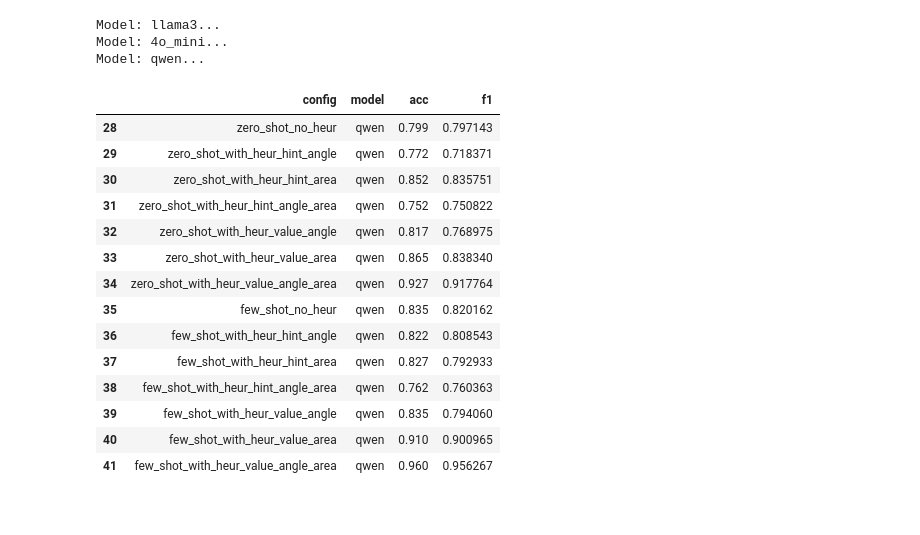
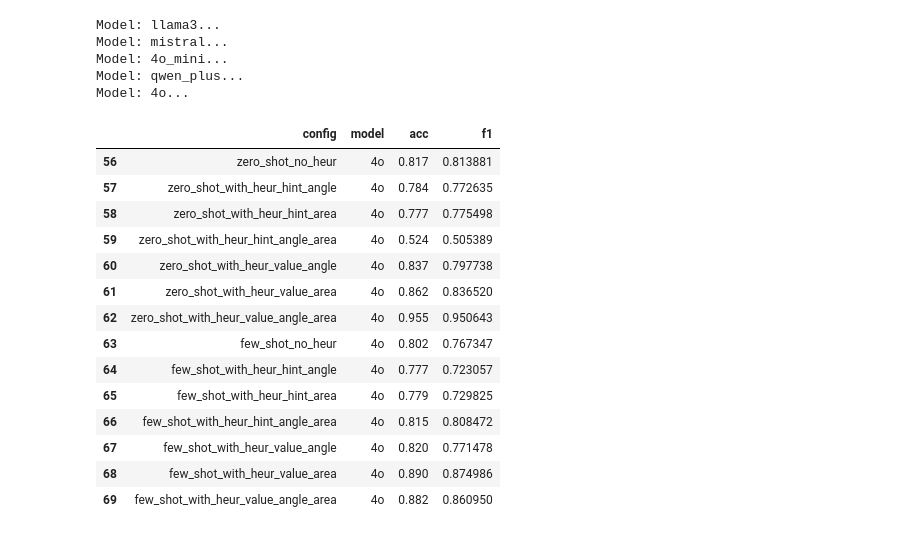
Before and after one commit to BeanHam/2024-spatial-data-integration, a Jupyter notebook: union_task/inference_results/llm_results.ipynb, the cells around one changed output. Drawn from its saved outputs; the diff is of its cells as text; code cells hidden in the pictures.

Commit message:
added union correction results

```diff
--- a/union_task/inference_results/llm_results.ipynb
+++ b/union_task/inference_results/llm_results.ipynb
@@ -51,7 +51,7 @@ configs = [
 ]
 # %%
 results=[]
-models=['llama3', '4o_mini', 'qwen']
+models=['llama3', 'mistral', '4o_mini', 'qwen_plus', '4o']
 for model in models:
     print(f'Model: {model}...')
     for config in configs:
@@ -62,23 +62,25 @@ for model in models:
 results=pd.DataFrame(results, columns=['config', 'model', 'acc', 'f1'])
 # %% [output]
 Model: llama3...
+Model: mistral...
 Model: 4o_mini...
-Model: qwen...
+Model: qwen_plus...
+Model: 4o...
 # %%
-results[results['model']=='qwen']
+results[results['model']=='4o']
 # %% [output]
 |  | config | model | acc | f1 |
-| 28 | zero_shot_no_heur | qwen | 0.799 | 0.797143 |
-| 29 | zero_shot_with_heur_hint_angle | qwen | 0.772 | 0.718371 |
-| 30 | zero_shot_with_heur_hint_area | qwen | 0.852 | 0.835751 |
-| 31 | zero_shot_with_heur_hint_angle_area | qwen | 0.752 | 0.750822 |
-| 32 | zero_shot_with_heur_value_angle | qwen | 0.817 | 0.768975 |
-| 33 | zero_shot_with_heur_value_area | qwen | 0.865 | 0.838340 |
-| 34 | zero_shot_with_heur_value_angle_area | qwen | 0.927 | 0.917764 |
-| 35 | few_shot_no_heur | qwen | 0.835 | 0.820162 |
-| 36 | few_shot_with_heur_hint_angle | qwen | 0.822 | 0.808543 |
-| 37 | few_shot_with_heur_hint_area | qwen | 0.827 | 0.792933 |
-| 38 | few_shot_with_heur_hint_angle_area | qwen | 0.762 | 0.760363 |
-| 39 | few_shot_with_heur_value_angle | qwen | 0.835 | 0.794060 |
-| 40 | few_shot_with_heur_value_area | qwen | 0.910 | 0.900965 |
-| 41 | few_shot_with_heur_value_angle_area | qwen | 0.960 | 0.956267 |
+| 56 | zero_shot_no_heur | 4o | 0.817 | 0.813881 |
+| 57 | zero_shot_with_heur_hint_angle | 4o | 0.784 | 0.772635 |
+| 58 | zero_shot_with_heur_hint_area | 4o | 0.777 | 0.775498 |
+| 59 | zero_shot_with_heur_hint_angle_area | 4o | 0.524 | 0.505389 |
+| 60 | zero_shot_with_heur_value_angle | 4o | 0.837 | 0.797738 |
+| 61 | zero_shot_with_heur_value_area | 4o | 0.862 | 0.836520 |
+| 62 | zero_shot_with_heur_value_angle_area | 4o | 0.955 | 0.950643 |
+| 63 | few_shot_no_heur | 4o | 0.802 | 0.767347 |
+| 64 | few_shot_with_heur_hint_angle | 4o | 0.777 | 0.723057 |
+| 65 | few_shot_with_heur_hint_area | 4o | 0.779 | 0.729825 |
+| 66 | few_shot_with_heur_hint_angle_area | 4o | 0.815 | 0.808472 |
+| 67 | few_shot_with_heur_value_angle | 4o | 0.820 | 0.771478 |
+| 68 | few_shot_with_heur_value_area | 4o | 0.890 | 0.874986 |
+| 69 | few_shot_with_heur_value_angle_area | 4o | 0.882 | 0.860950 |
```
Also changed, not shown: 4 other files.
